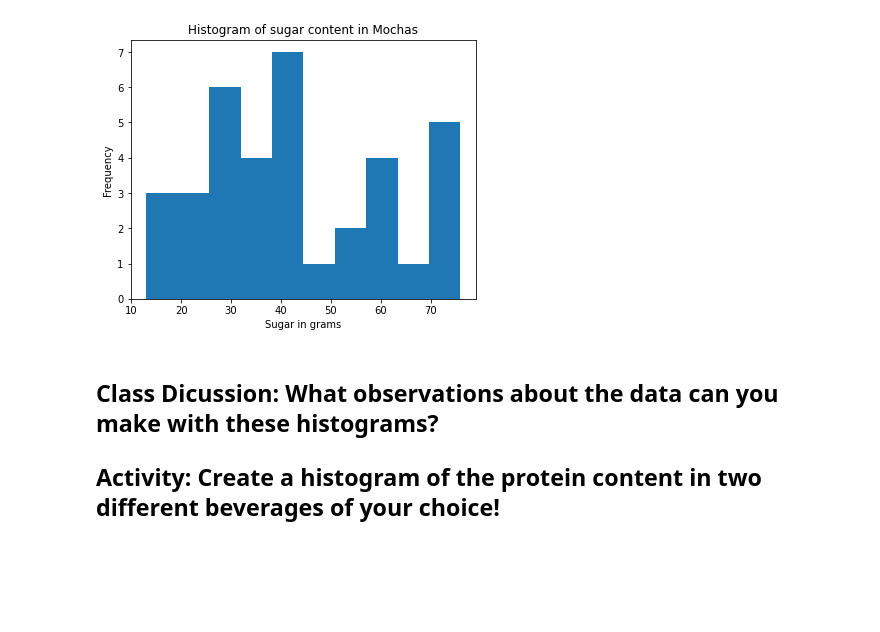
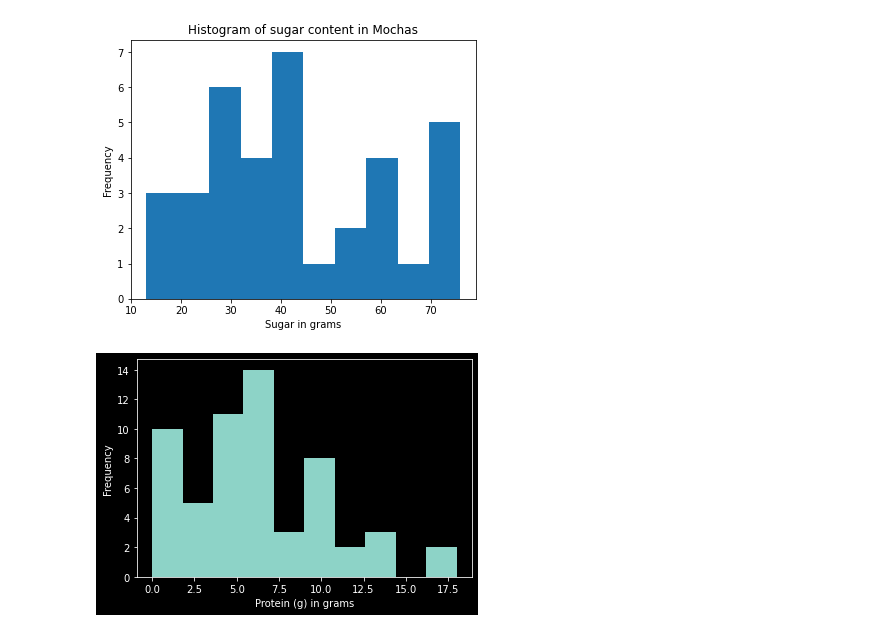
Before and after one commit to Pondorasti/QL-1.1, a Jupyter notebook: Class Work/Data Visualization/Visualizations - Starbucks.ipynb, the cells around one changed output. Cells and saved outputs as stored; diff of their text form; code cells hidden in the pictures; blank space fills up the shorter version.

```diff
--- a/Class Work/Data Visualization/Visualizations - Starbucks.ipynb
+++ b/Class Work/Data Visualization/Visualizations - Starbucks.ipynb
@@ -231,7 +231,3 @@ Text(0.5, 0, 'Sugar in grams')
 [figure]
 [figure]
 [figure]
-# %% [markdown]
-## Class Dicussion: What observations about the data can you make with these histograms?
-
-## Activity: Create a histogram of the protein content in two different beverages of your choice!
@@ -237,0 +238,10 @@ Text(0.5, 0, 'Sugar in grams')
+# %%
+protein_tea = df.loc[df['Beverage'].str.contains("Tea")][' Protein (g) ']
+
+plt.hist(protein_tea, bins=10)
+# plt.set_ylabel('Frequency')
+plt.ylabel('Frequency')
+plt.xlabel('Protein (g) in grams')
+plt.show()
+# %% [output]
+[figure, added]
```
Also changed, not shown: parts of 1 cell of this notebook, 2 other files.
